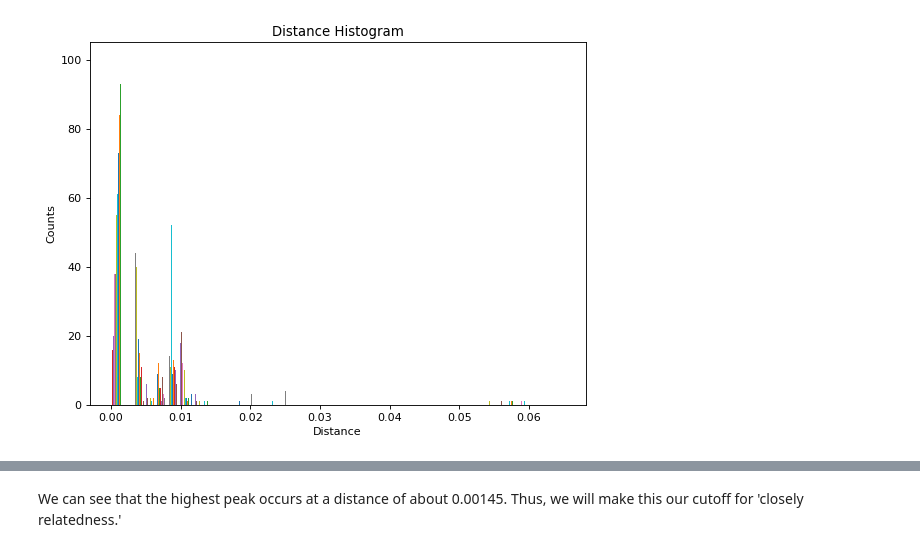
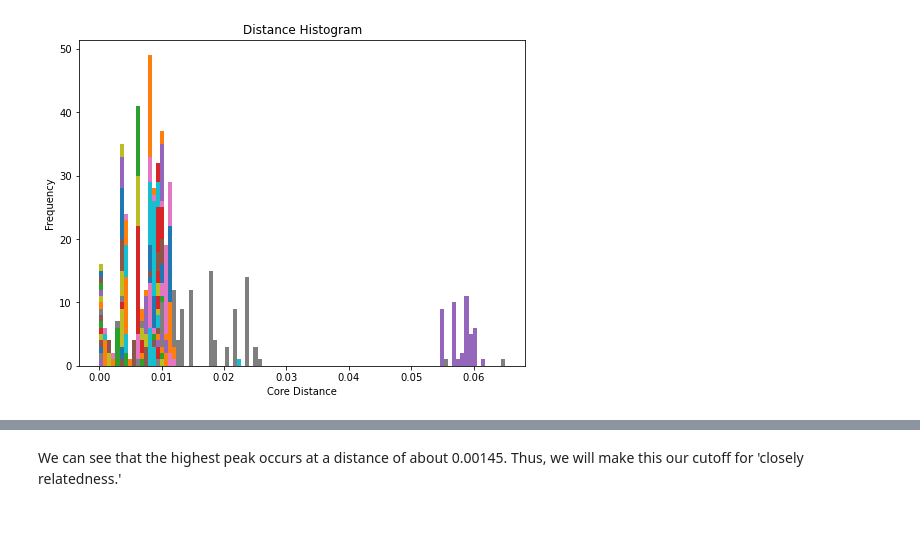
Before and after one commit to 18ganesha/staph, a Jupyter notebook: Notebooks/02_distance_histogram.ipynb, the cells around one changed output, grey strips where cells are left out. Drawn from its saved outputs; the diff is of its cells as text; code cells hidden in the pictures; blank space fills up the shorter version.

```diff
--- a/Notebooks/02_distance_histogram.ipynb
+++ b/Notebooks/02_distance_histogram.ipynb
@@ -11,0 +24,4 @@ tril=np.tril(df_dist)
+# %%
+dataframe=pd.DataFrame(tril, columns=df_dist.columns)
+# %%
+dataframe.replace(0.0, np.nan, inplace=True)
@@ -11,0 +44,8 @@ tril=np.tril(df_dist)
+# %%
+ax=dataframe.plot.hist(bins=100, figsize=(8, 6), xlabel='Core Distance',ylabel='Frequency',
+                       title='Distance Histogram',legend=False)
+ax.set_xlabel('Core Distance')
+ax.set_ylabel('Frequency')
+plt.savefig(r"C:\Users\jojoa\GitHub\staph\images\dist_hist_max.eps",format='eps')
+# %% [output]
+[figure, added]
@@ -12,11 +59,9 @@ tril=np.tril(df_dist)
 # %%
-figure(figsize=(8, 6), dpi=80)
-hist=plt.hist(tril,bins=40)
-plt.xlabel('Distance')
-plt.ylabel('Counts')
-plt.title('Distance Histogram')
+#figure(figsize=(8, 6), dpi=80)
+#hist=plt.hist(tril,bins=40)
+#plt.xlabel('Distance')
+#plt.ylabel('Counts')
+#plt.title('Distance Histogram')
 #plt.savefig(r"C:\Users\jojoa\GitHub\staph\images\dist_hist_max")
-plt.savefig(r"C:\Users\jojoa\GitHub\staph\images\dist_hist_max",format='eps')
+#plt.savefig(r"C:\Users\jojoa\GitHub\staph\images\dist_hist_max.eps",format='eps')
-# %% [output]
-[figure, removed]
 # %%
```
Also changed, not shown: parts of 13 cells of this notebook, 5 other files.
